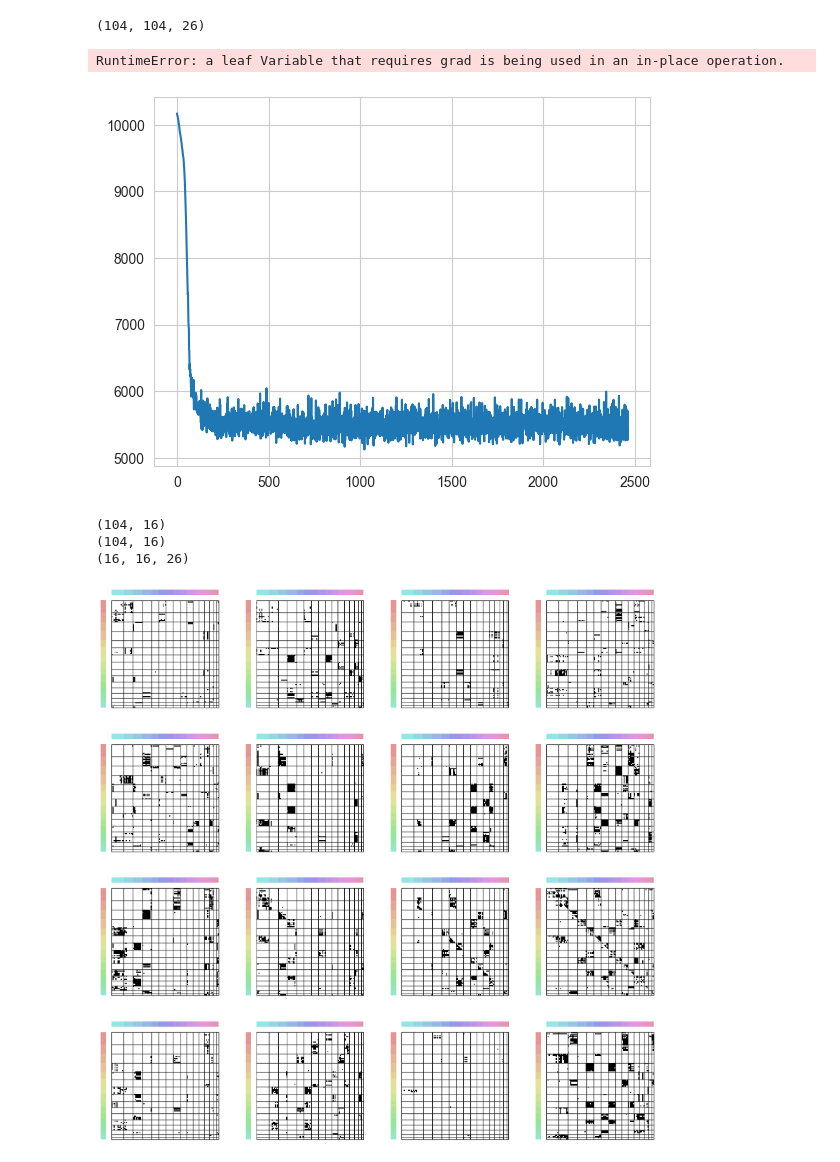
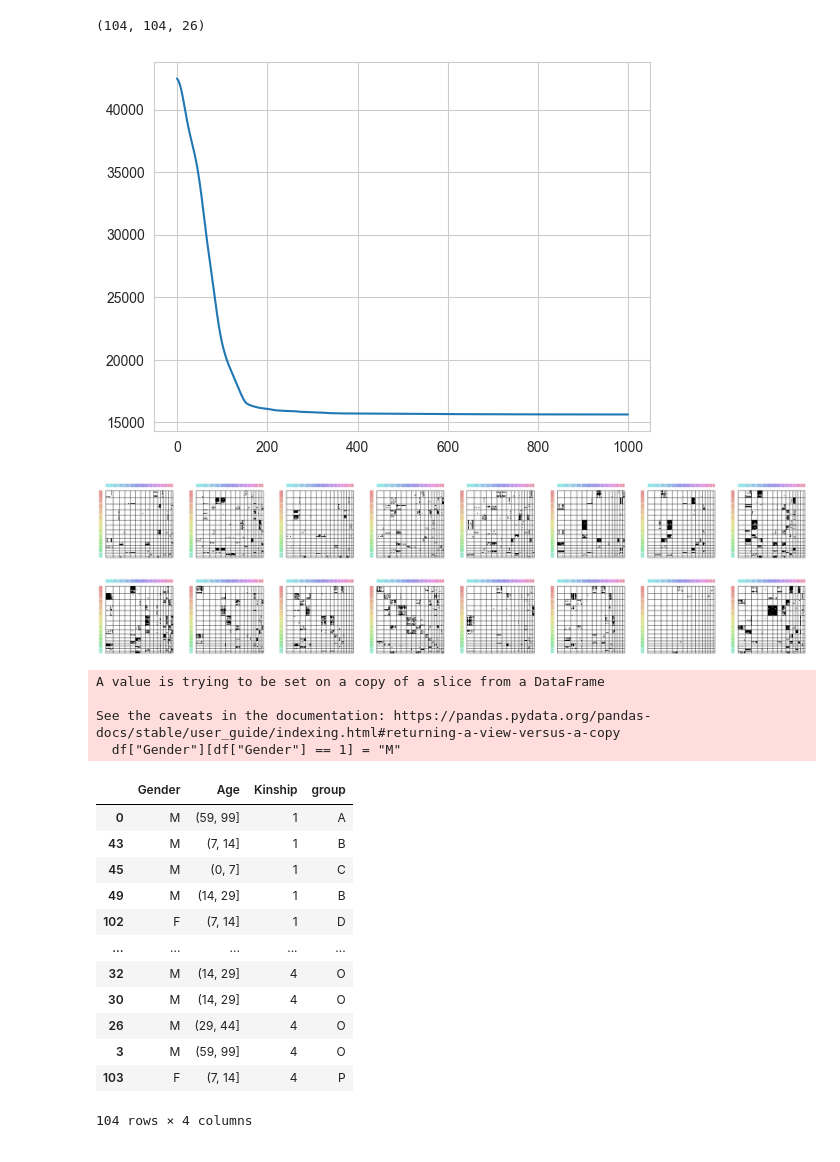
Before and after one commit to aleixalcacer/JA-BIAA-SBM, a Jupyter notebook: aliawara.ipynb, the cells around one changed output. Saved outputs shown, nothing was run; the diff lists cells and outputs as text; code cells hidden in the pictures.

```diff
--- a/aliawara.ipynb
+++ b/aliawara.ipynb
@@ -22,42 +20,36 @@ import torch
 # %%
 data = torch.tensor(d).float().reshape(d.shape)
 
-model = NAA((16, 16), d.shape, relations=[0, 0], degree_correction=False, membership="soft", device="cpu")
-model.fit(data, n_epochs=5_000, learning_rate=0.05)
+n_arch = 16
+model = NAA((n_arch, n_arch), d.shape, relations=[0, 0], degree_correction=False, membership="soft", device="cpu",
+            loss="bernoulli")
+model.fit(data, n_epochs=1_000, learning_rate=0.05)
-# %% [output]
-RuntimeError: a leaf Variable that requires grad is being used in an in-place operation.
 # %%
 import matplotlib.pyplot as plt
 
 plt.plot(model.losses)
 plt.show()
 # %% [output]
-[figure, old version]
+[figure, new version]
 # %%
 from archetypes.visualization import heatmap
 from archetypes.datasets import sort_by_archetype_similarity
 # %%
 alphas = [a.detach().numpy() for a in model.A]
 estimated_archetypes = model.Z.detach().numpy()
-
-for a in alphas:
-    print(a.shape)
-
-print(estimated_archetypes.shape)
-# %% [output]
-(104, 16)
-(104, 16)
-(16, 16, 26)
 # %%
 
-fig, axs = plt.subplots(4, 4, figsize=(20, 20))
+fig, axs = plt.subplots(2, 8, figsize=(40, 10))
 for i, ax in enumerate(axs.flatten()):
     data_s, info_s = sort_by_archetype_similarity(data[:, :, i], alphas, estimated_archetypes)
     heatmap(data_s, info_s["labels"], info_s["n_archetypes"], info_s["scores"], ax=ax)
 
+
+# fig.savefig("figures/irmdata/alyawarra/heatmap.png", dpi=300, bbox_inches='tight')
+
 plt.show()
 # %% [output]
-[figure, old version]
+[figure, new version]
 # %%
 import pandas as pd
 
@@ -70,7 +62,35 @@ df["Age"] = pd.cut(df["Age"], bins=[0, 7, 14, 29, 44, 59, 99])
 df["Gender"][df["Gender"] == 1] = "M"
 df["Gender"][df["Gender"] == 2] = "F"
 
-df.head()
+# rename groups to be ordered by kinship
+df = df.sort_values(by=["Kinship"])
+
+# rename group number to letter by occurrence order
+
+g_id = df["group"].unique()
+# map group id to letter
+g_id_map = {g_id[i]: chr(i + 65) for i in range(len(g_id))}
+df["group"] = df["group"].map(g_id_map)
+
+df
+# %% [output]
+A value is trying to be set on a copy of a slice from a DataFrame
+
+See the caveats in the documentation: https://pandas.pydata.org/pandas-docs/stable/user_guide/indexing.html#returning-a-view-versus-a-copy
+  df["Gender"][df["Gender"] == 1] = "M"
+|  | Gender | Age | Kinship | group |
+| 0 | M | (59, 99] | 1 | A |
+| 43 | M | (7, 14] | 1 | B |
+| 45 | M | (0, 7] | 1 | C |
+| 49 | M | (14, 29] | 1 | B |
+| 102 | F | (7, 14] | 1 | D |
+| ... | ... | ... | ... | ... |
+| 32 | M | (14, 29] | 4 | O |
+| 30 | M | (14, 29] | 4 | O |
+| 26 | M | (29, 44] | 4 | O |
+| 3 | M | (59, 99] | 4 | O |
+| 103 | F | (7, 14] | 4 | P |
+104 rows × 4 columns
 # %%
 # for each group plot a histogram for each feature
 import seaborn as sns
```
Also changed, not shown: parts of 3 cells of this notebook, 13 other files.
